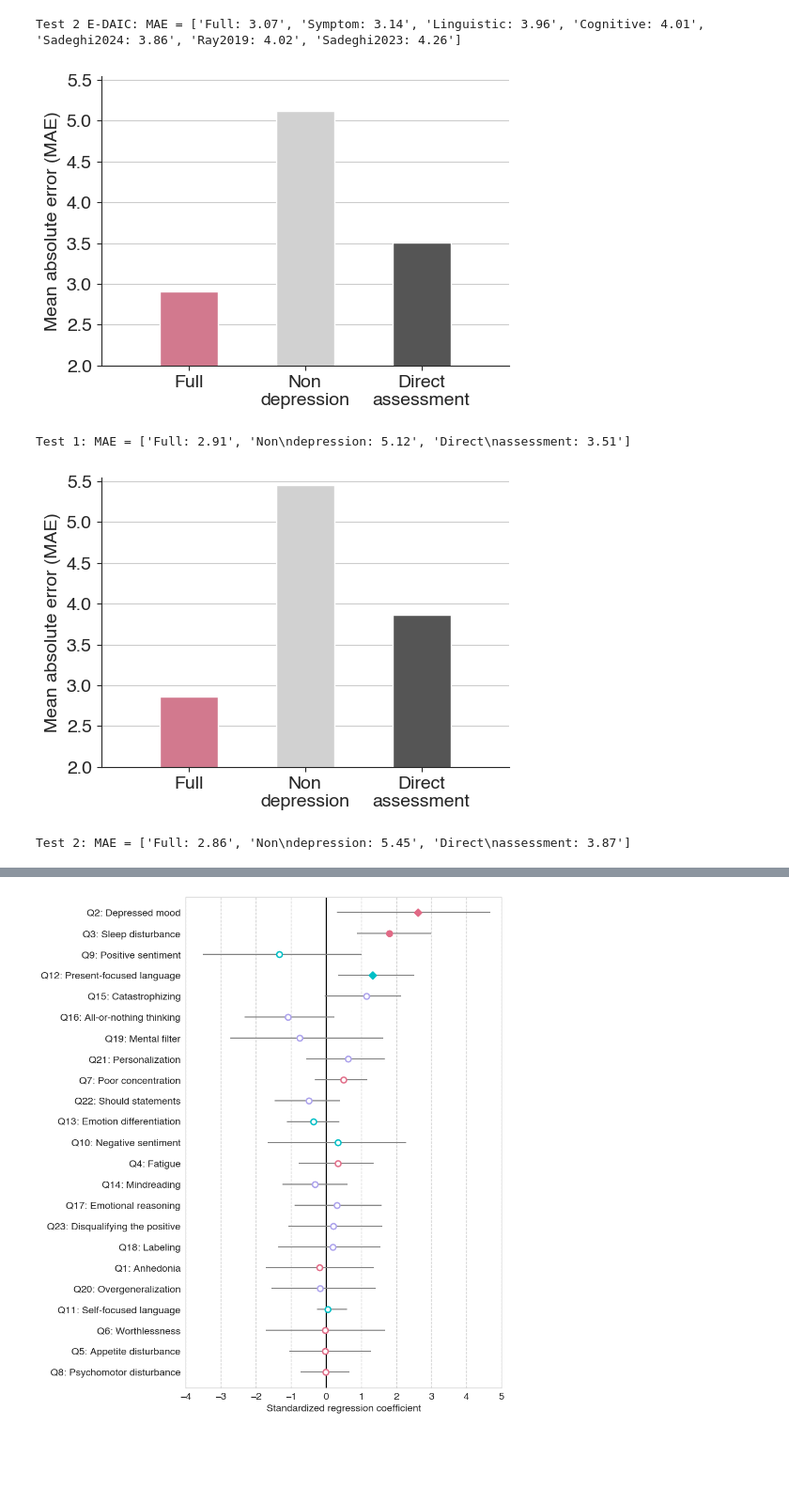
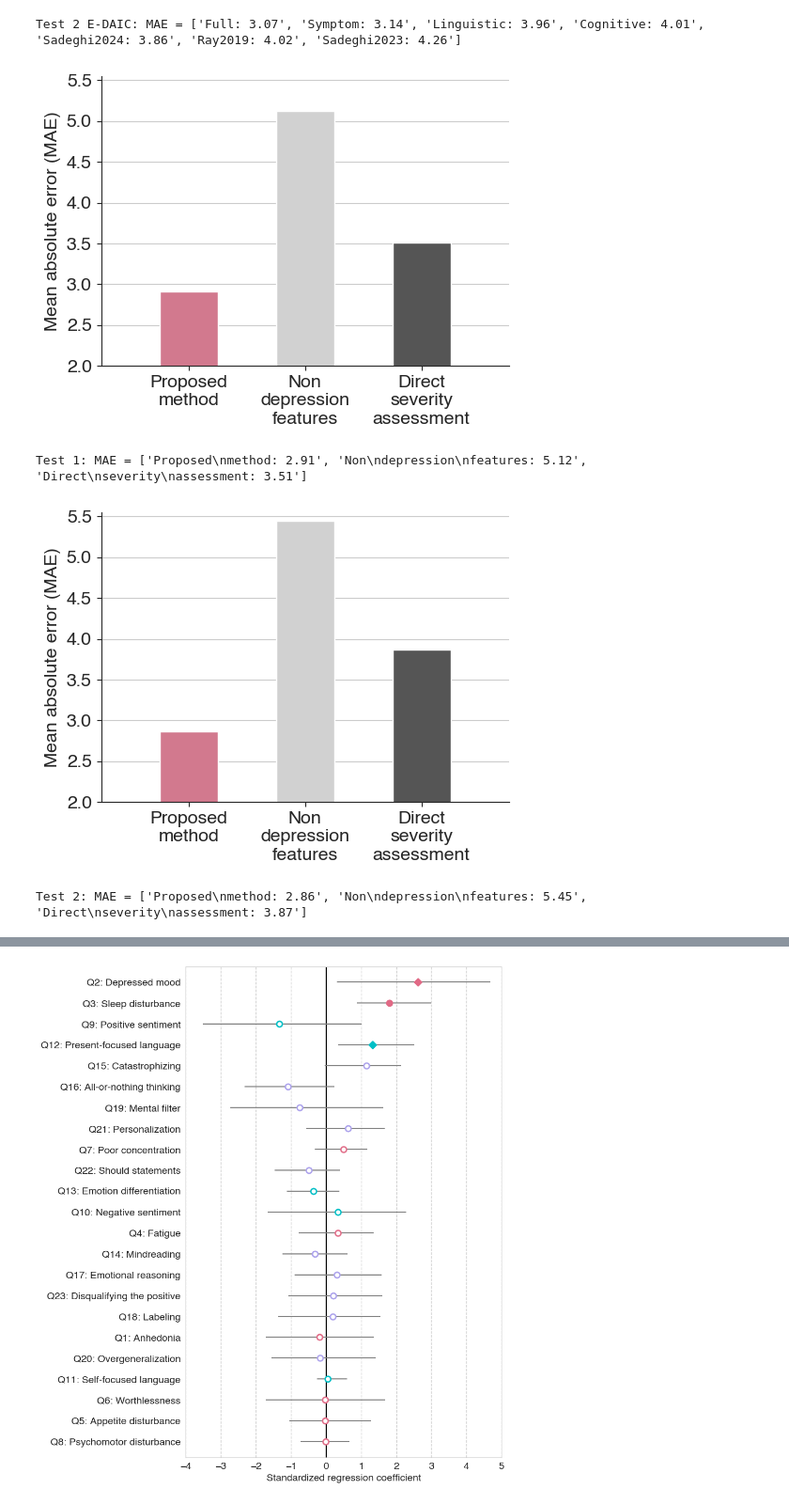
Before and after one commit to cocoanlab/AIDA, a Jupyter notebook: AIDA_modeling.ipynb, the cells around one changed output, grey strips where cells are left out. Shown at 94% size. Cells and saved outputs as stored; diff of their text form; code cells hidden in the pictures; blank space fills up the shorter version.

```diff
--- a/AIDA_modeling.ipynb
+++ b/AIDA_modeling.ipynb
@@ -71,12 +71,12 @@ def linreg_metrics(Y, Y_pred):
 
     return metrics
 # %%
-all_mdl = {"Full": {"label": "Full", "Q": range(0,23), "scaler": [], "model": [], "Y_pred": [], "metrics": {"Training": [], "Test 1": [], "Test 2": [], "Test 2 E-DAIC": []}},
-           "PHQ8": {"label": "Symptom", "Q": range(0,8), "scaler": [], "model": [], "Y_pred": [],"metrics": {"Training": [], "Test 1": [], "Test 2": [], "Test 2 E-DAIC": []}},
-           "Ling": {"label": "Linguistic", "Q": range(8,13), "scaler": [], "model": [], "Y_pred": [], "metrics": {"Training": [], "Test 1": [], "Test 2": [], "Test 2 E-DAIC": []}},
-           "CDS": {"label": "Cognitive", "Q": range(13,23), "scaler": [], "model": [], "Y_pred": [], "metrics": {"Training": [], "Test 1": [], "Test 2": [], "Test 2 E-DAIC": []}},
-           "NonD": {"label": "Non\ndepression", "Q": range(23,33), "scaler": [], "model": [], "Y_pred": [], "metrics": {"Training": [], "Test 1": [], "Test 2": [], "Test 2 E-DAIC": []}},
-           "Dir": {"label": "Direct\nassessment", "Q": range(33,34), "scaler": [], "model": [], "Y_pred": [], "metrics": {"Training": [], "Test 1": [], "Test 2": [], "Test 2 E-DAIC": []}}}
+all_mdl = {"Full": {"Q": range(0,23), "scaler": [], "model": [], "Y_pred": [], "metrics": {"Training": [], "Test 1": [], "Test 2": [], "Test 2 E-DAIC": []}},
+           "PHQ8": {"Q": range(0,8), "scaler": [], "model": [], "Y_pred": [],"metrics": {"Training": [], "Test 1": [], "Test 2": [], "Test 2 E-DAIC": []}},
+           "Ling": {"Q": range(8,13), "scaler": [], "model": [], "Y_pred": [], "metrics": {"Training": [], "Test 1": [], "Test 2": [], "Test 2 E-DAIC": []}},
+           "CDS": {"Q": range(13,23), "scaler": [], "model": [], "Y_pred": [], "metrics": {"Training": [], "Test 1": [], "Test 2": [], "Test 2 E-DAIC": []}},
+           "NonD": {"Q": range(23,33), "scaler": [], "model": [], "Y_pred": [], "metrics": {"Training": [], "Test 1": [], "Test 2": [], "Test 2 E-DAIC": []}},
+           "Dir": {"Q": range(33,34), "scaler": [], "model": [], "Y_pred": [], "metrics": {"Training": [], "Test 1": [], "Test 2": [], "Test 2 E-DAIC": []}}}
 
 for mdl in all_mdl:
 
@@ -123,7 +123,7 @@ Test 2: MAE = 2.86, RMSE = 3.79, R2 = 0.66
 Test 2 E-DAIC: MAE = 3.07, RMSE = 3.97, R2 = 0.61
 # %%
 for split in ["Test 1", "Test 2 E-DAIC"]:
-    x = [all_mdl[mdl]["label"] for mdl in ["Full", "PHQ8", "Ling", "CDS"]] + list(prev_mae[split].keys())
+    x = ["Full", "Symptom", "Linguistic", "Cognitive"] + list(prev_mae[split].keys())
     y = [all_mdl[mdl]["metrics"][split]["mae"] for mdl in ["Full", "PHQ8", "Ling", "CDS"]] + list(prev_mae[split].values())
     g = [0] + [1]*3 + [2]*len(prev_mae[split])
 
@@ -147,25 +147,25 @@ Test 1: MAE = ['Full: 2.91', 'Symptom: 2.97', 'Linguistic: 3.40', 'Cognitive: 3.
 Test 2 E-DAIC: MAE = ['Full: 3.07', 'Symptom: 3.14', 'Linguistic: 3.96', 'Cognitive: 4.01', 'Sadeghi2024: 3.86', 'Ray2019: 4.02', 'Sadeghi2023: 4.26']
 # %%
 for split in ["Test 1", "Test 2"]:
-    x = [all_mdl[mdl]["label"] for mdl in ["Full", "NonD", "Dir"]]
+    x = ["Proposed\nmethod", "Non\ndepression\nfeatures", "Direct\nseverity\nassessment"]
     y = [all_mdl[mdl]["metrics"][split]["mae"] for mdl in ["Full", "NonD", "Dir"]]
     g = [0] + [1]*1 + [2]*1
 
     plt.figure(figsize=(len(g)*1.7+0.5, 4))
     sns.set_style("ticks", {"font.sans-serif": "Helvetica"})
     sns.barplot(x=x, y=y, hue=g, width=0.5, palette=["#E16A86", "#D1D1D1", "#555555"], legend=False)
     sns.despine()
     plt.grid(True, axis='y')
     plt.xlim([-0.75, len(x)-0.25])
     plt.ylim([2, 5.55])
     plt.ylabel("Mean absolute error (MAE)", fontsize=14)
     plt.xticks(np.arange(len(g)), fontsize=14)
     plt.yticks(np.arange(2, 6.0 if split == "Test 1" else 6.0, 0.5), fontsize=14)
     plt.savefig(os.path.join(result_dir, f"AIDA_MAE_alt_{split.replace(" ", "_")}.pdf"), bbox_inches='tight')
     plt.show()
     print(f"{split}: MAE = {[f'{x_each}: {y_each:.2f}' for x_each, y_each in zip(x,y)]}")
 # %% [output]
-[figure, old version]
+[figure, new version]
-Test 1: MAE = ['Full: 2.91', 'Non\ndepression: 5.12', 'Direct\nassessment: 3.51']
+Test 1: MAE = ['Proposed\nmethod: 2.91', 'Non\ndepression\nfeatures: 5.12', 'Direct\nseverity\nassessment: 3.51']
-[figure, old version]
+[figure, new version]
-Test 2: MAE = ['Full: 2.86', 'Non\ndepression: 5.45', 'Direct\nassessment: 3.87']
+Test 2: MAE = ['Proposed\nmethod: 2.86', 'Non\ndepression\nfeatures: 5.45', 'Direct\nseverity\nassessment: 3.87']
```
Also changed, not shown: parts of 4 cells of this notebook, 16 other files.
